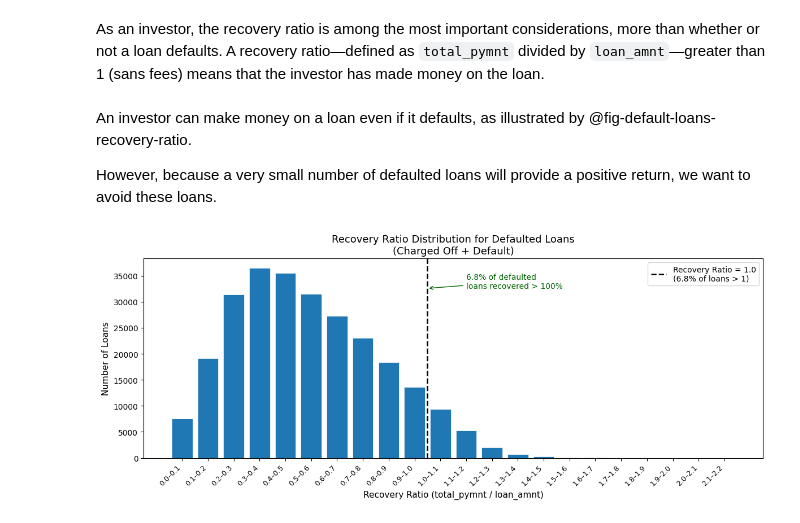
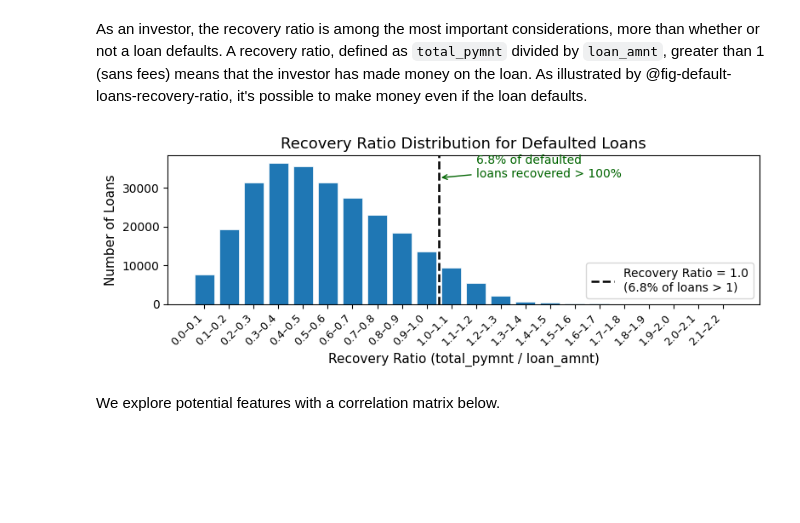
Before and after one commit to duygithub/berkeley_datasci_207_proj, a Jupyter notebook: milestone/40_eda_visualizations.ipynb, the cells around one changed output. Drawn from its saved outputs; the diff is of its cells as text; code cells hidden in the pictures; blank space fills up the shorter version.

Commit message:
Added correlation matrix

```diff
--- a/milestone/40_eda_visualizations.ipynb
+++ b/milestone/40_eda_visualizations.ipynb
@@ -1,10 +1,5 @@
 # %% [markdown]
-As an investor, the recovery ratio is among the most important considerations, more than whether or not a loan defaults. A recovery ratio—defined as `total_pymnt` divided by `loan_amnt`—greater than 1 (sans fees) means that the investor has made money on the loan.
+As an investor, the recovery ratio is among the most important considerations, more than whether or not a loan defaults. A recovery ratio, defined as `total_pymnt` divided by `loan_amnt`, greater than 1 (sans fees) means that the investor has made money on the loan. As illustrated by @fig-default-loans-recovery-ratio, it's possible to make money even if the loan defaults.
-# %% [markdown]
-
-An investor can make money on a loan even if it defaults, as illustrated by @fig-default-loans-recovery-ratio.
-
-However, because a very small number of defaulted loans will provide a positive return, we want to avoid these loans.
 # %%
 #| include: false
 
@@ -59,7 +54,7 @@ def generate_default_loans_plot():
     pct_above_1 = (df_default["recovery_ratio"] > 1).mean() * 100
 
 
-    fig, ax = plt.subplots(figsize=(12, 5))
+    fig, ax = plt.subplots(figsize=(10, 4))
     bars = ax.bar(range(len(bucket_counts)), bucket_counts.values, edgecolor="white", linewidth=0.5)
     ax.set_xticks(range(len(bucket_counts)))
     ax.set_xticklabels(bucket_counts.index, rotation=45, ha="right", fontsize=9)
@@ -69,35 +64,37 @@ def generate_default_loans_plot():
     for i, label in enumerate(bucket_labels_list):
         low = float(label.split("–")[0])
         if low >= 1.0:
             line_x = i - 0.5
             break
 
     if line_x is not None:
         ax.axvline(x=line_x, color="black", linestyle="--", linewidth=1.8, label=f"Recovery Ratio = 1.0\n({pct_above_1:.1f}% of loans > 1)")
 
     ax.set_xlabel("Recovery Ratio (total_pymnt / loan_amnt)", fontsize=11)
     ax.set_ylabel("Number of Loans", fontsize=11)
-    ax.set_title("Recovery Ratio Distribution for Defaulted Loans\n(Charged Off + Default)", fontsize=13)
+    ax.set_title("Recovery Ratio Distribution for Defaulted Loans", fontsize=13)
     ax.legend(fontsize=10)
 
     ax.annotate(
       f"{pct_above_1:.1f}% of defaulted\nloans recovered > 100%",
       xy=(line_x, ax.get_ylim()[1] * 0.85),
       xytext=(line_x + 1.5, ax.get_ylim()[1] * 0.85),
       fontsize=10,
       color="darkgreen",
       arrowprops=dict(arrowstyle="->", color="darkgreen"),
     )
 
     plt.tight_layout()
     plt.show()
     # print(f"Total defaulted loans: {len(df_default):,}")
     # print(f"Loans with recovery ratio > 1: {(df_default['recovery_ratio'] > 1).sum():,} ({pct_above_1:.1f}%)")
     # print(f"Median recovery ratio: {df_default['recovery_ratio'].median():.3f}")
 
 generate_default_loans_plot()
 # %% [output]
-[figure, old version]
+[figure, new version]
+# %% [markdown]
+We explore potential features with a correlation matrix below.
 # %%
 #| label: fig-correlation-matrix
 #| fig-cap: "Correlation Matrix for Selected Features."
```
Also changed, not shown: parts of 1 cell of this notebook, 2 other files.
